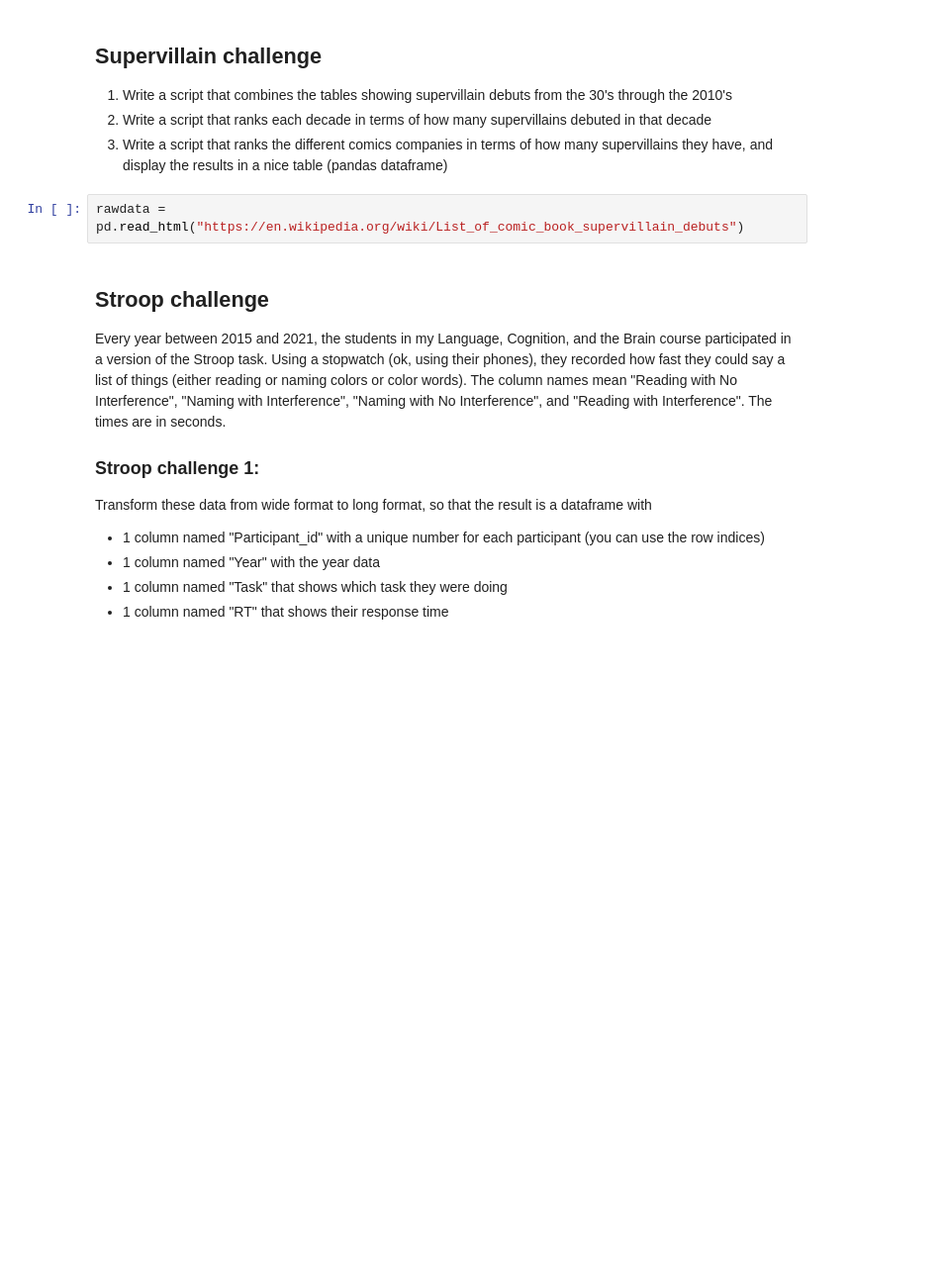
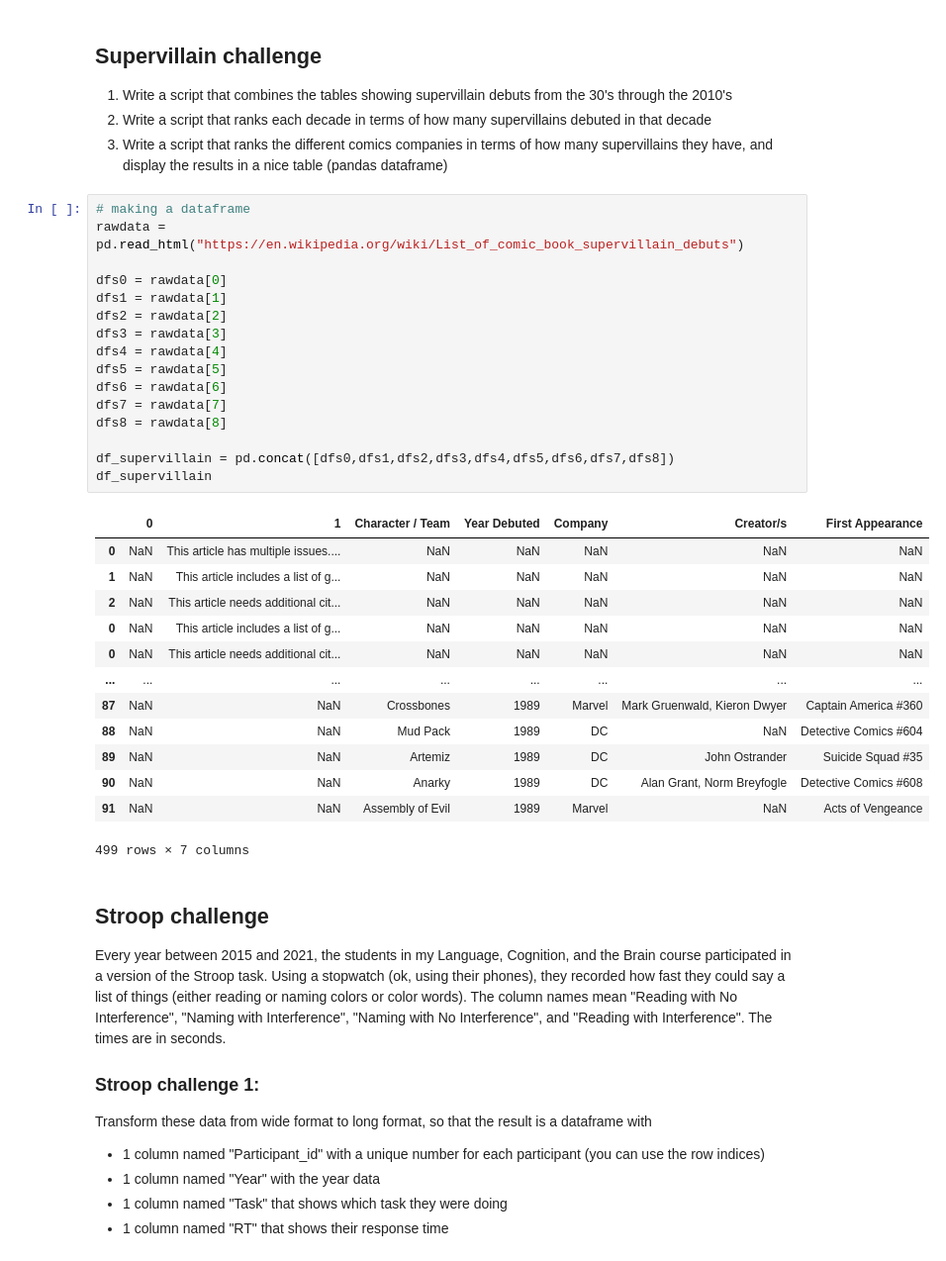
Before and after one commit to birdie2030/CulturalDataScience, a Jupyter notebook: fun_with_pandas.ipynb, the cells around one changed output. Shown: that part at 99% size. Cells and saved outputs as stored; diff of their text form; blank space fills up the shorter version.

```diff
--- a/fun_with_pandas.ipynb
+++ b/fun_with_pandas.ipynb
@@ -167,7 +170,35 @@ df_solarsystem
 2. Write a script that ranks each decade in terms of how many supervillains debuted in that decade
 3. Write a script that ranks the different comics companies in terms of how many supervillains they have, and display the results in a nice table (pandas dataframe)
 # %%
+# making a dataframe
 rawdata = pd.read_html("https://en.wikipedia.org/wiki/List_of_comic_book_supervillain_debuts")
+
+dfs0 = rawdata[0]
+dfs1 = rawdata[1]
+dfs2 = rawdata[2]
+dfs3 = rawdata[3]
+dfs4 = rawdata[4]
+dfs5 = rawdata[5]
+dfs6 = rawdata[6]
+dfs7 = rawdata[7]
+dfs8 = rawdata[8]
+
+df_supervillain = pd.concat([dfs0,dfs1,dfs2,dfs3,dfs4,dfs5,dfs6,dfs7,dfs8])
+df_supervillain
+# %% [output]
+|  | 0 | 1 | Character / Team | Year Debuted | Company | Creator/s | First Appearance |
+| 0 | NaN | This article has multiple issues.... | NaN | NaN | NaN | NaN | NaN |
+| 1 | NaN | This article includes a list of g... | NaN | NaN | NaN | NaN | NaN |
+| 2 | NaN | This article needs additional cit... | NaN | NaN | NaN | NaN | NaN |
+| 0 | NaN | This article includes a list of g... | NaN | NaN | NaN | NaN | NaN |
+| 0 | NaN | This article needs additional cit... | NaN | NaN | NaN | NaN | NaN |
+| ... | ... | ... | ... | ... | ... | ... | ... |
+| 87 | NaN | NaN | Crossbones | 1989 | Marvel | Mark Gruenwald, Kieron Dwyer | Captain America #360 |
+| 88 | NaN | NaN | Mud Pack | 1989 | DC | NaN | Detective Comics #604 |
+| 89 | NaN | NaN | Artemiz | 1989 | DC | John Ostrander | Suicide Squad #35 |
+| 90 | NaN | NaN | Anarky | 1989 | DC | Alan Grant, Norm Breyfogle | Detective Comics #608 |
+| 91 | NaN | NaN | Assembly of Evil | 1989 | Marvel | NaN | Acts of Vengeance |
+499 rows × 7 columns
 # %% [markdown]
 ## Stroop challenge
 
```
Also changed, not shown: parts of 1 cell of this notebook.
